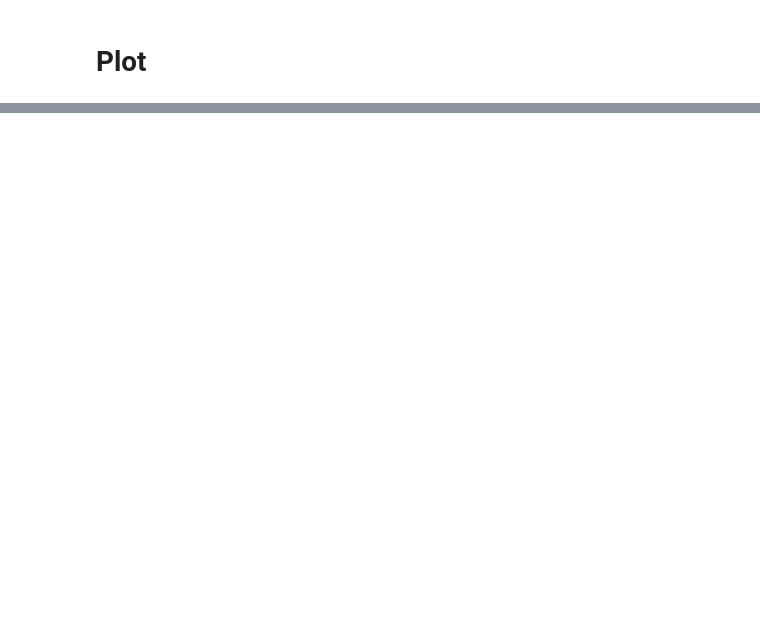
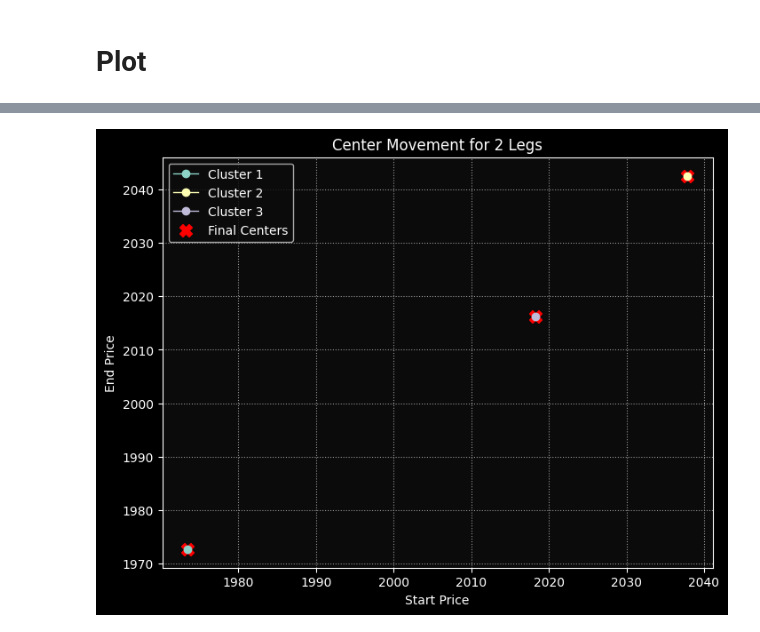
Before and after one commit to an9979/AML_04, a Jupyter notebook: HW04 - Materials/PriceExtraction.ipynb, the cells around one changed output, grey strips where cells are left out. Cells and saved outputs as stored; diff of their text form; code cells hidden in the pictures; blank space fills up the shorter version.

```diff
--- a/HW04 - Materials/PriceExtraction.ipynb
+++ b/HW04 - Materials/PriceExtraction.ipynb
@@ -199,0 +410,32 @@ mpf.plot(data[-strat_candle-data_window:-strat_candle], type='candle', style=s,
+# %%
+from sklearn.cluster import KMeans
+import matplotlib.pyplot as plt
+
+num_clusters = 3
+
+# Run K-means and plot patterns for each dataset
+for num_legs, dataset in datasets.items():
+    if num_legs == 2:
+        X = dataset[:, 2:4]  # Use only start price and end price for clustering
+        kmeans = KMeans(n_clusters=num_clusters, init='k-means++', n_init=10, max_iter=100)
+        kmeans.fit(X)
+        centers = kmeans.cluster_centers_
+
+        # Get the center movement over iterations
+        center_history = kmeans.cluster_centers_
+
+        # Plot center movement
+        plt.figure(figsize=(8, 6))
+        plt.title(f'Center Movement for {num_legs} Legs')
+
+        for i in range(num_clusters):
+            cluster_center_history = center_history[i]
+            plt.plot(cluster_center_history[0], cluster_center_history[1], marker='o', label=f'Cluster {i+1}')
+
+        plt.scatter(centers[:, 0], centers[:, 1], c='red', marker='X', s=100, label='Final Centers')
+        plt.xlabel('Start Price')
+        plt.ylabel('End Price')
+        plt.legend()
+        plt.show()
+# %% [output]
+[figure, added]
```
Also changed, not shown: parts of 14 cells of this notebook.
